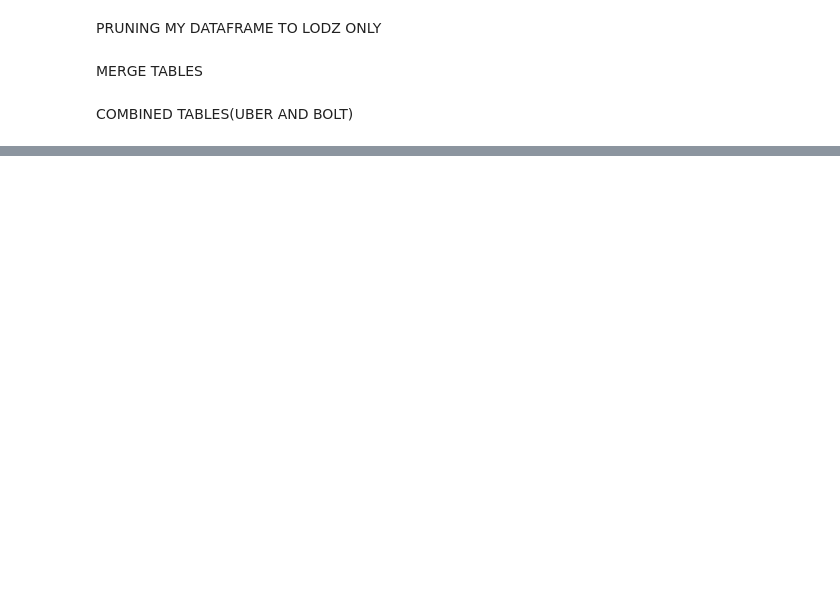
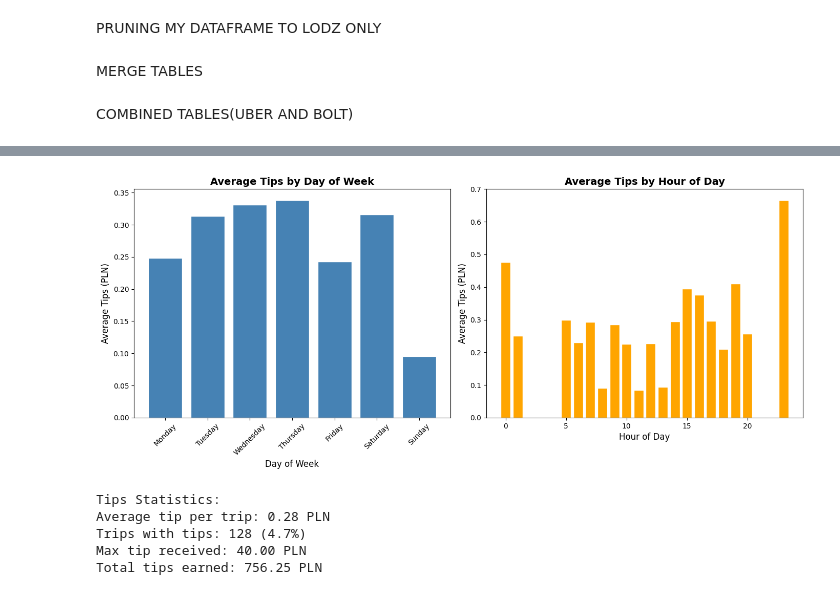
Before and after one commit to lamoski/RideMetrics, a Jupyter notebook: RideMetrics.ipynb, the cells around one changed output, grey strips where cells are left out. Saved outputs shown, nothing was run; the diff lists cells and outputs as text; code cells hidden in the pictures; blank space fills up the shorter version.

```diff
--- a/RideMetrics.ipynb
+++ b/RideMetrics.ipynb
@@ -270,0 +265,4 @@ df_combined_silver.sort_values(by='request_time', ascending=True)
+# %%
+# reading the data from the Silver schema to create dataframes for further processing in Gold layer.
+df_demand = pd.read_sql('select * from Silver.Combined_Silver',engine)
+df_earnings = pd.read_sql('select * from Silver.Uber',engine)
@@ -270,0 +533,48 @@ df_combined_silver.sort_values(by='request_time', ascending=True)
+# %%
+import matplotlib.pyplot as plt
+fig, axes = plt.subplots(1, 2, figsize=(14, 6))
+
+# Average tips per day of week
+tips_by_day = df_earnings.groupby(
+    df_earnings['request_time'].dt.day_name()
+)['tips'].mean().reindex([
+    'Monday', 'Tuesday', 'Wednesday',
+    'Thursday', 'Friday', 'Saturday', 'Sunday'
+])
+
+axes[0].bar(tips_by_day.index, tips_by_day.values,
+            color='steelblue', edgecolor='white')
+axes[0].set_title('Average Tips by Day of Week',
+                   fontsize=14, fontweight='bold')
+axes[0].set_xlabel('Day of Week', fontsize=12)
+axes[0].set_ylabel('Average Tips (PLN)', fontsize=12)
+axes[0].tick_params(axis='x', rotation=45)
+
+# Average tips per hour
+tips_by_hour = df_earnings.groupby(
+    df_earnings['request_time'].dt.hour
+)['tips'].mean()
+
+axes[1].bar(tips_by_hour.index, tips_by_hour.values,
+            color='orange', edgecolor='white')
+axes[1].set_title('Average Tips by Hour of Day',
+                   fontsize=14, fontweight='bold')
+axes[1].set_xlabel('Hour of Day', fontsize=12)
+axes[1].set_ylabel('Average Tips (PLN)', fontsize=12)
+
+plt.tight_layout()
+plt.show()
+
+# Statistics
+print("Tips Statistics:")
+print(f"Average tip per trip: {df_earnings['tips'].mean():.2f} PLN")
+print(f"Trips with tips: {(df_earnings['tips'] > 0).sum()} ({(df_earnings['tips'] > 0).sum()/len(df_earnings)*100:.1f}%)")
+print(f"Max tip received: {df_earnings['tips'].max():.2f} PLN")
+print(f"Total tips earned: {df_earnings['tips'].sum():.2f} PLN")
+# %% [output]
+[figure, added]
+Tips Statistics:
+Average tip per trip: 0.28 PLN
+Trips with tips: 128 (4.7%)
+Max tip received: 40.00 PLN
+Total tips earned: 756.25 PLN
```
Also changed, not shown: parts of 56 cells of this notebook, 3 other files.
